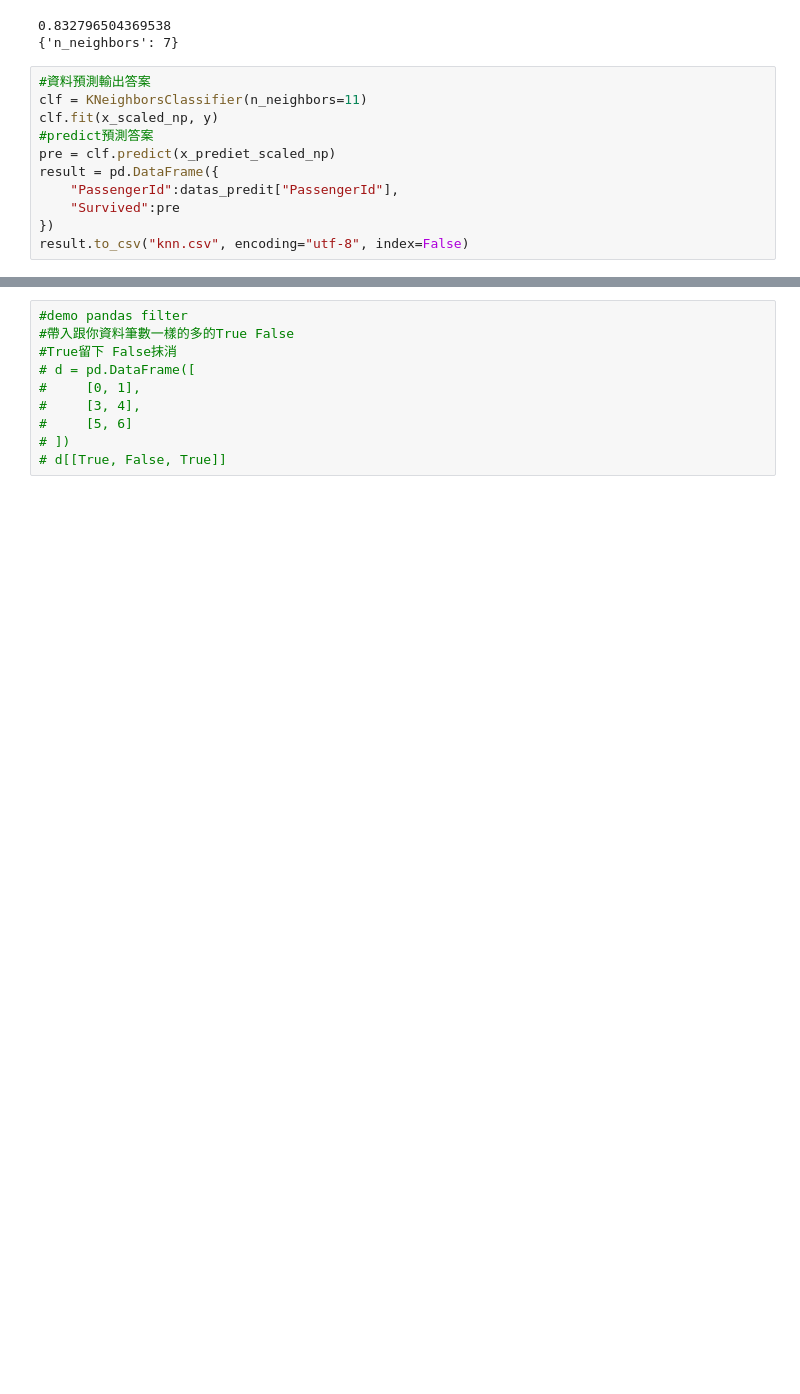
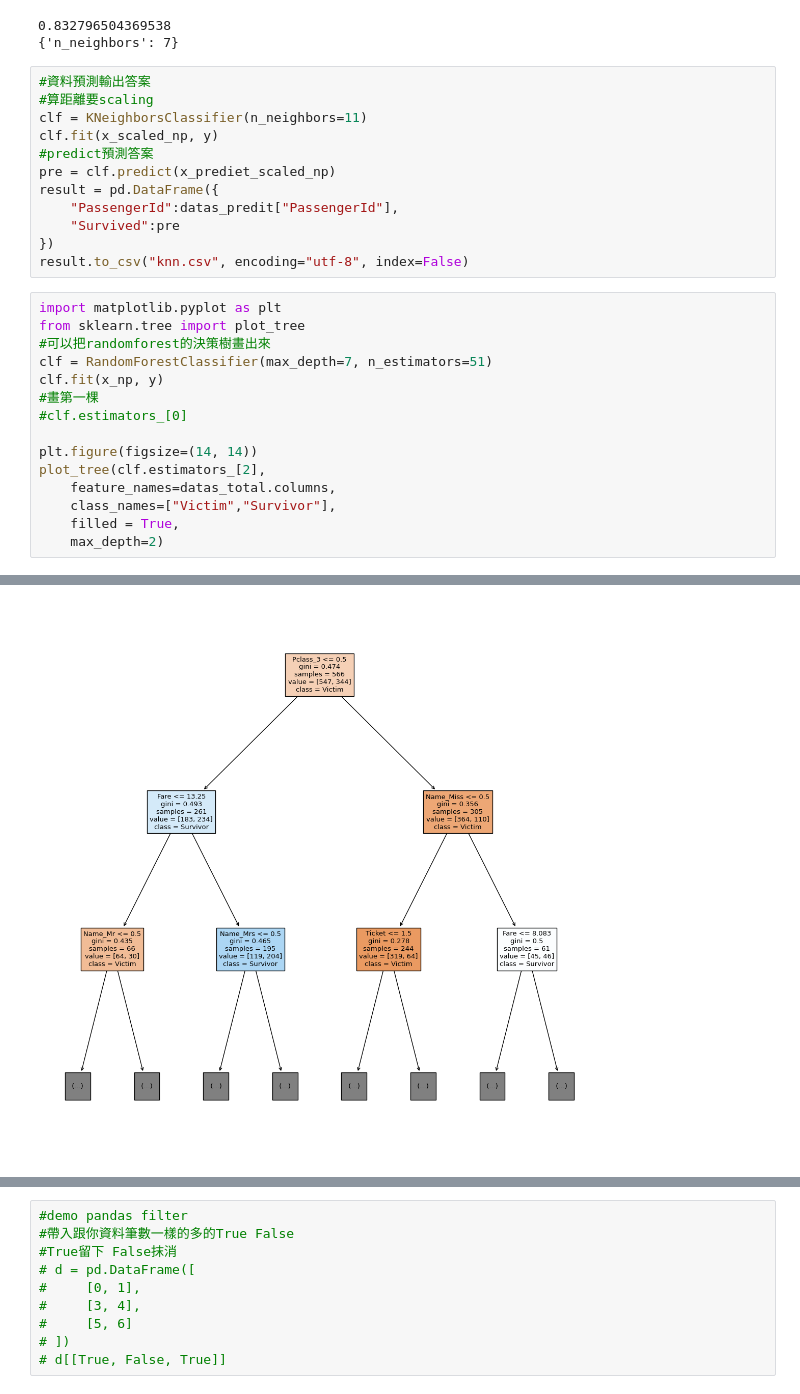
Before and after one commit to ChangFuchun/Titanic, a Jupyter notebook: Kaggle_Titanic.ipynb, the cells around one changed output, grey strips where cells are left out. Saved outputs shown, nothing was run; the diff lists cells and outputs as text; blank space fills up the shorter version.

```diff
--- a/Kaggle_Titanic.ipynb
+++ b/Kaggle_Titanic.ipynb
@@ -343,6 +362,7 @@ print(cv.best_params_)
 {'n_neighbors': 7}
 # %%
 #資料預測輸出答案
+#算距離要scaling
 clf = KNeighborsClassifier(n_neighbors=11)
 clf.fit(x_scaled_np, y)
 #predict預測答案
@@ -352,3 +372,19 @@ result = pd.DataFrame({
     "Survived":pre
 })
 result.to_csv("knn.csv", encoding="utf-8", index=False)
+# %%
+import matplotlib.pyplot as plt
+from sklearn.tree import plot_tree
+#可以把randomforest的決策樹畫出來
+clf = RandomForestClassifier(max_depth=7, n_estimators=51)
+clf.fit(x_np, y)
+#畫第一棵
+#clf.estimators_[0]
+
+plt.figure(figsize=(14, 14))
+plot_tree(clf.estimators_[2],
+    feature_names=datas_total.columns,
+    class_names=["Victim","Survivor"],
+    filled = True,
+    max_depth=2)
+# %% [output]
@@ -354,0 +406 @@ result.to_csv("knn.csv", encoding="utf-8", index=False)
+[figure, added]
```
Also changed, not shown: parts of 6 cells of this notebook.
